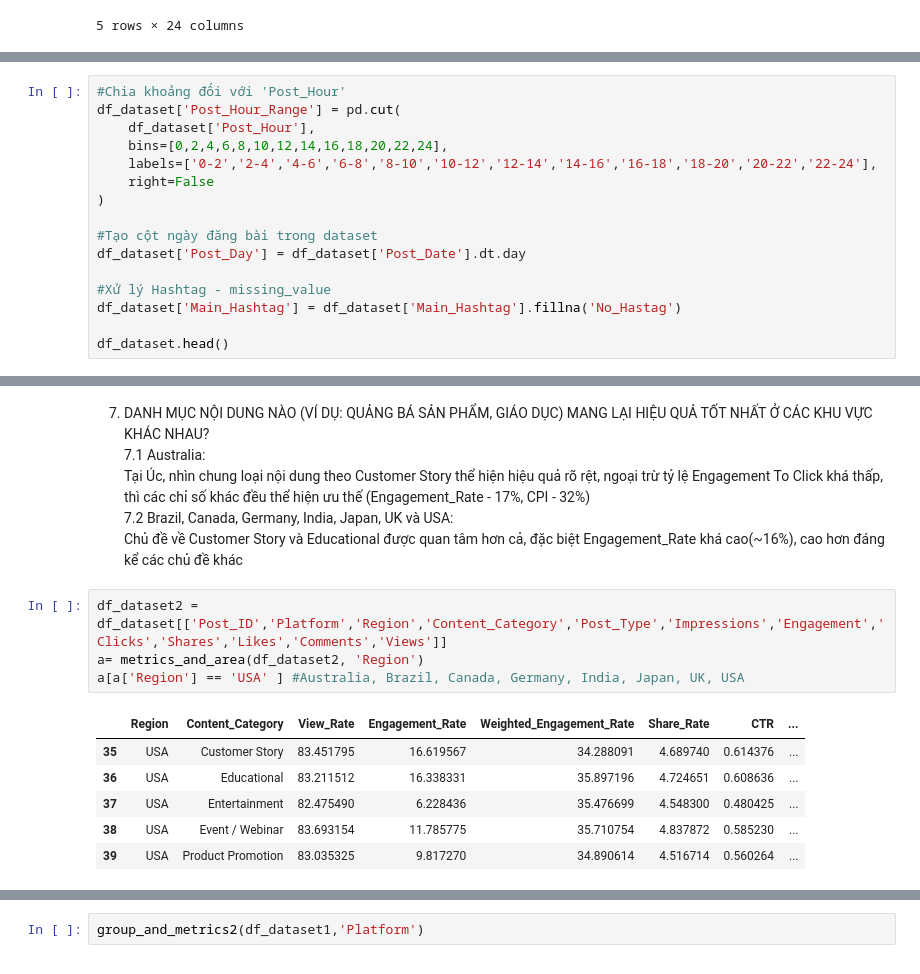
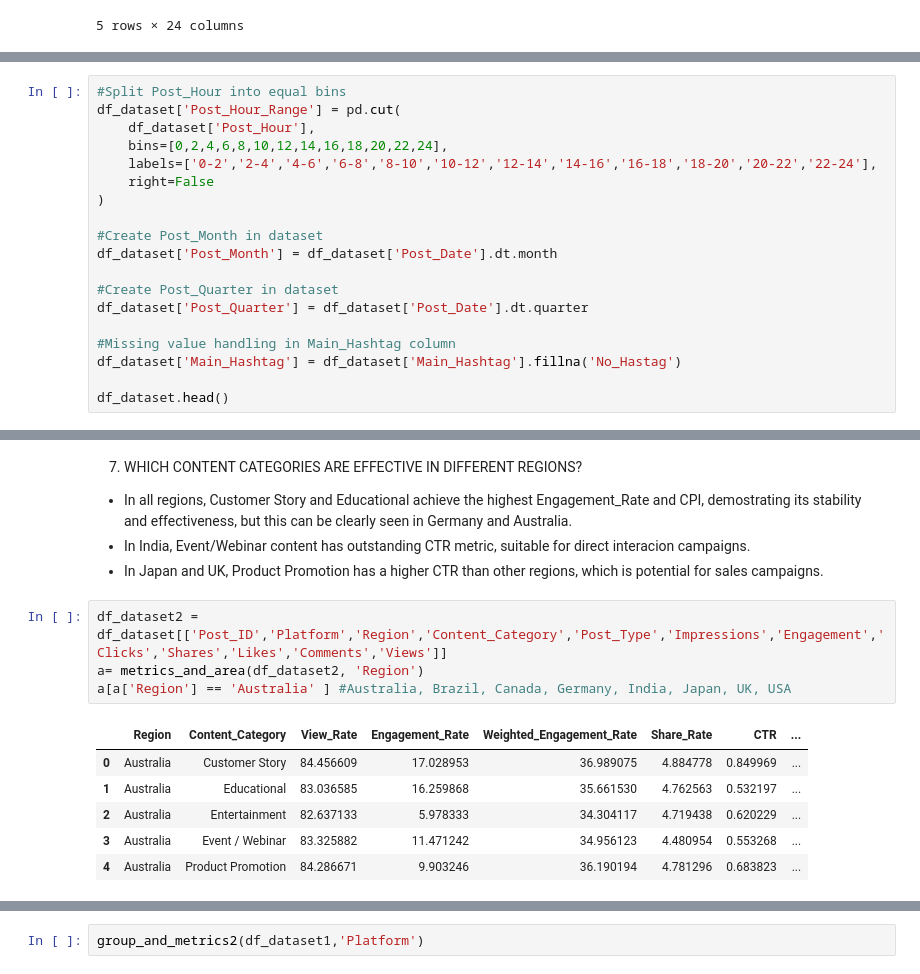
Before and after one commit to Phatpham260698/MARKETING-ANALYSIS---CONTENT-STRATEGY-OPTIMIZATION-USING-SOCIAL-MEDIA-DATA-, a Jupyter notebook: Marketing_Analysis.ipynb, the cells around one changed output, grey strips where cells are left out. Saved outputs shown, nothing was run; the diff lists cells and outputs as text.

```diff
--- a/Marketing_Analysis.ipynb
+++ b/Marketing_Analysis.ipynb
@@ -61,5 +91,5 @@ df_datadict
 # %%
-#Chia khoảng đối với 'Post_Hour'
+#Split Post_Hour into equal bins
 df_dataset['Post_Hour_Range'] = pd.cut(
     df_dataset['Post_Hour'],
     bins=[0,2,4,6,8,10,12,14,16,18,20,22,24],
@@ -67,10 +97,13 @@ df_dataset['Post_Hour_Range'] = pd.cut(
     right=False
 )
 
-#Tạo cột ngày đăng bài trong dataset
-df_dataset['Post_Day'] = df_dataset['Post_Date'].dt.day
+#Create Post_Month in dataset
+df_dataset['Post_Month'] = df_dataset['Post_Date'].dt.month
 
-#Xử lý Hashtag - missing_value
+#Create Post_Quarter in dataset
+df_dataset['Post_Quarter'] = df_dataset['Post_Date'].dt.quarter
+
+#Missing value handling in Main_Hashtag column
 df_dataset['Main_Hashtag'] = df_dataset['Main_Hashtag'].fillna('No_Hastag')
 
 df_dataset.head()
@@ -297,19 +327,18 @@ group_and_metrics(df_dataset1,'Post_Type')
 | 21 | YouTube | Live Stream | 83.172369 | 12.053837 | 34.375511 | 4.451678 | 0.000000 | ... |
 | 22 | YouTube | Video | 83.447662 | 11.097323 | 35.027718 | 4.579790 | 0.000000 | ... |
 # %% [markdown]
-7. DANH MỤC NỘI DUNG NÀO (VÍ DỤ: QUẢNG BÁ SẢN PHẨM, GIÁO DỤC) MANG LẠI HIỆU QUẢ TỐT NHẤT Ở CÁC KHU VỰC KHÁC NHAU?
-7.1 Australia:
-Tại Úc, nhìn chung loại nội dung theo Customer Story thể hiện hiệu quả rõ rệt, ngoại trừ tỷ lệ Engagement To Click khá thấp, thì các chỉ số khác đều thể hiện ưu thế (Engagement_Rate - 17%, CPI - 32%)
-7.2 Brazil, Canada, Germany, India, Japan, UK và USA:
-Chủ đề về Customer Story và Educational được quan tâm hơn cả, đặc biệt Engagement_Rate khá cao(~16%), cao hơn đáng kể các chủ đề khác
+7. WHICH CONTENT CATEGORIES ARE EFFECTIVE IN DIFFERENT REGIONS?
+- In all regions, Customer Story and Educational achieve the highest Engagement_Rate and CPI, demostrating its stability and effectiveness, but this can be clearly seen in Germany and Australia.
+- In India, Event/Webinar content has outstanding CTR metric, suitable for direct interacion campaigns.
+- In Japan and UK, Product Promotion has a higher CTR than other regions, which is potential for sales campaigns.
 # %%
 df_dataset2 = df_dataset[['Post_ID','Platform','Region','Content_Category','Post_Type','Impressions','Engagement','Clicks','Shares','Likes','Comments','Views']]
 a= metrics_and_area(df_dataset2, 'Region')
-a[a['Region'] == 'USA' ] #Australia, Brazil, Canada, Germany, India, Japan, UK, USA
+a[a['Region'] == 'Australia' ] #Australia, Brazil, Canada, Germany, India, Japan, UK, USA
 # %% [output]
 |  | Region | Content_Category | View_Rate | Engagement_Rate | Weighted_Engagement_Rate | Share_Rate | CTR | ... |
-| 35 | USA | Customer Story | 83.451795 | 16.619567 | 34.288091 | 4.689740 | 0.614376 | ... |
-| 36 | USA | Educational | 83.211512 | 16.338331 | 35.897196 | 4.724651 | 0.608636 | ... |
-| 37 | USA | Entertainment | 82.475490 | 6.228436 | 35.476699 | 4.548300 | 0.480425 | ... |
-| 38 | USA | Event / Webinar | 83.693154 | 11.785775 | 35.710754 | 4.837872 | 0.585230 | ... |
-| 39 | USA | Product Promotion | 83.035325 | 9.817270 | 34.890614 | 4.516714 | 0.560264 | ... |
+| 0 | Australia | Customer Story | 84.456609 | 17.028953 | 36.989075 | 4.884778 | 0.849969 | ... |
+| 1 | Australia | Educational | 83.036585 | 16.259868 | 35.661530 | 4.762563 | 0.532197 | ... |
+| 2 | Australia | Entertainment | 82.637133 | 5.978333 | 34.304117 | 4.719438 | 0.620229 | ... |
+| 3 | Australia | Event / Webinar | 83.325882 | 11.471242 | 34.956123 | 4.480954 | 0.553268 | ... |
+| 4 | Australia | Product Promotion | 84.286671 | 9.903246 | 36.190194 | 4.781296 | 0.683823 | ... |
```
Also changed, not shown: parts of 31 cells of this notebook.
